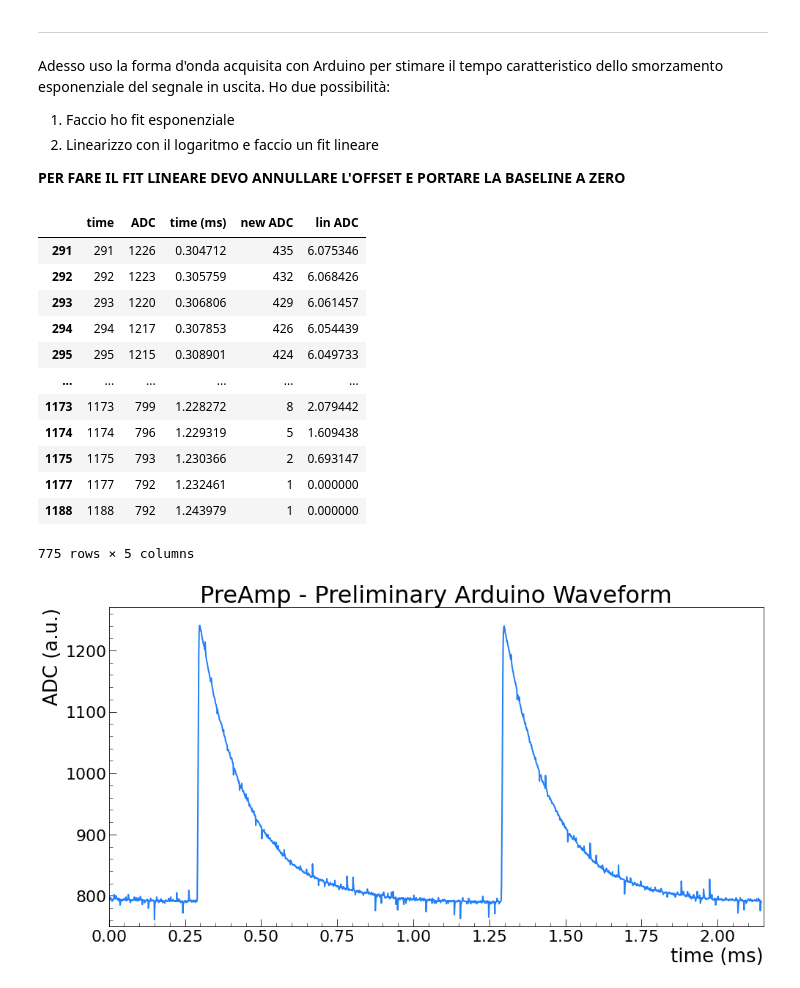
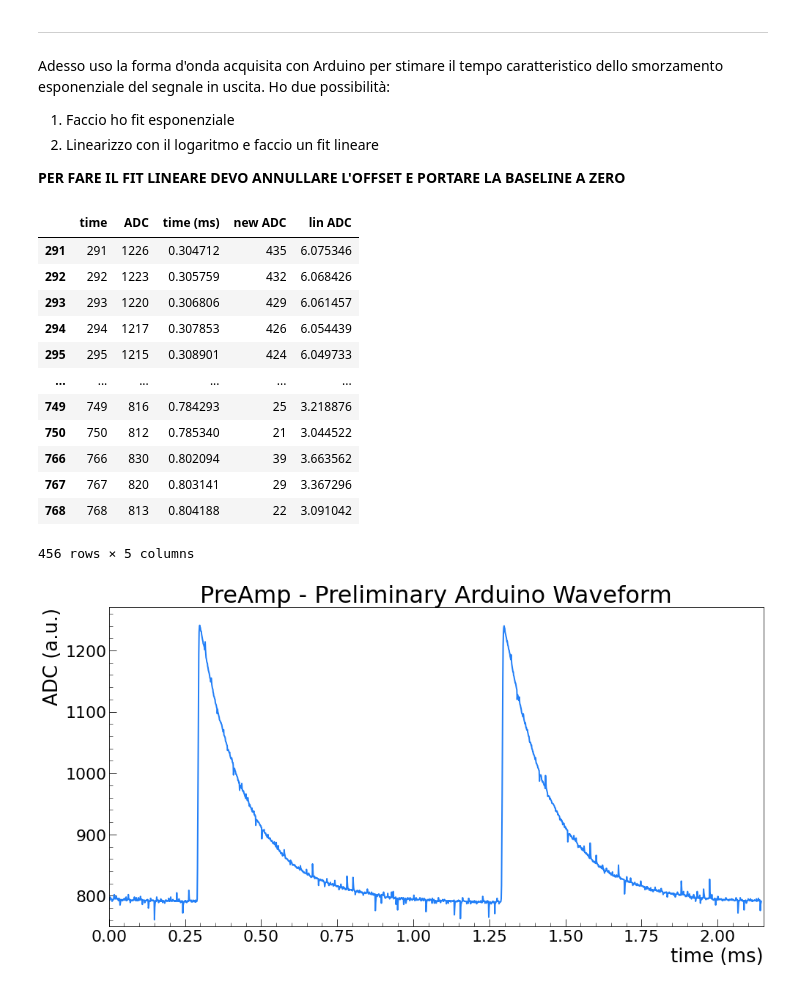
Before and after one commit to niklai99/physics_laboratory_2020_2021, a Jupyter notebook: CATENA ELETTRONICA/Python/PreAmp - Analysis.ipynb, the cells around one changed output. Cells and saved outputs as stored; diff of their text form; code cells hidden in the pictures.

```diff
--- a/CATENA ELETTRONICA/Python/PreAmp - Analysis.ipynb
+++ b/CATENA ELETTRONICA/Python/PreAmp - Analysis.ipynb
@@ -185,39 +185,43 @@ Adesso uso la forma d'onda acquisita con Arduino per stimare il tempo caratteris
 # READ DATA FROM FILE
 file_name = '../Data/PreAmp/data_arduino.dat'
 
 data = pd.read_csv(file_name, index_col = False, header = None, sep = ' ')
 data.index = np.arange(1, len(data)+1)
 
 data.columns = ['time', 'ADC']
 
 # FACCIO LE CONVERSIONI CON LA CALIBRAZIONE
 SAMPLING = 955000
 
 data['time (ms)'] = data['time'] * 1e3 * SAMPLING**-1
 
 # PRENDO SOLO IL PRIMO PICCO
 data1 = data.loc[(data['time'] > 290) & (data['time'] < 1200 )]
 data1 = data1.loc[(data['ADC'] > 791)]
 data1['new ADC'] = data1['ADC'] - 791
 
+# PRENDO SOLO VALORI INTERESSANTI
+data1 = data1.loc[data1['new ADC'] > 20, :]
+
 # LINEARIZZO
 data1['lin ADC'] = np.log(data1['new ADC'])
 
+
 data1
 # %% [output]
 |  | time | ADC | time (ms) | new ADC | lin ADC |
 | 291 | 291 | 1226 | 0.304712 | 435 | 6.075346 |
 | 292 | 292 | 1223 | 0.305759 | 432 | 6.068426 |
 | 293 | 293 | 1220 | 0.306806 | 429 | 6.061457 |
 | 294 | 294 | 1217 | 0.307853 | 426 | 6.054439 |
 | 295 | 295 | 1215 | 0.308901 | 424 | 6.049733 |
 | ... | ... | ... | ... | ... | ... |
-| 1173 | 1173 | 799 | 1.228272 | 8 | 2.079442 |
-| 1174 | 1174 | 796 | 1.229319 | 5 | 1.609438 |
-| 1175 | 1175 | 793 | 1.230366 | 2 | 0.693147 |
-| 1177 | 1177 | 792 | 1.232461 | 1 | 0.000000 |
-| 1188 | 1188 | 792 | 1.243979 | 1 | 0.000000 |
+| 749 | 749 | 816 | 0.784293 | 25 | 3.218876 |
+| 750 | 750 | 812 | 0.785340 | 21 | 3.044522 |
+| 766 | 766 | 830 | 0.802094 | 39 | 3.663562 |
+| 767 | 767 | 820 | 0.803141 | 29 | 3.367296 |
+| 768 | 768 | 813 | 0.804188 | 22 | 3.091042 |
-775 rows × 5 columns
+456 rows × 5 columns
 # %%
 PA.preamp_arduino_plot(data)
 # %% [output]
```
Also changed, not shown: parts of 1 cell of this notebook, 2 other files.
